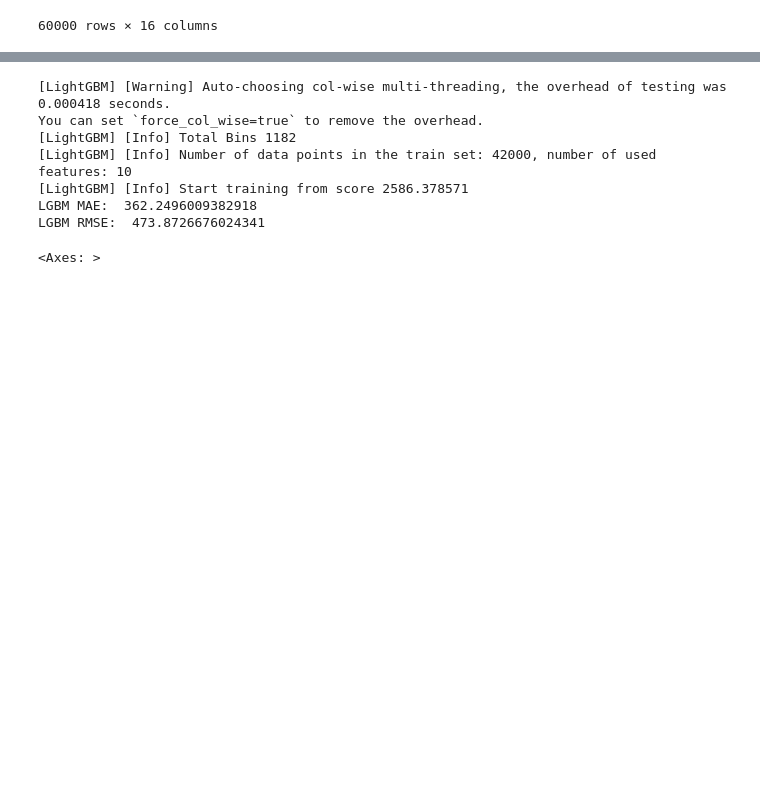
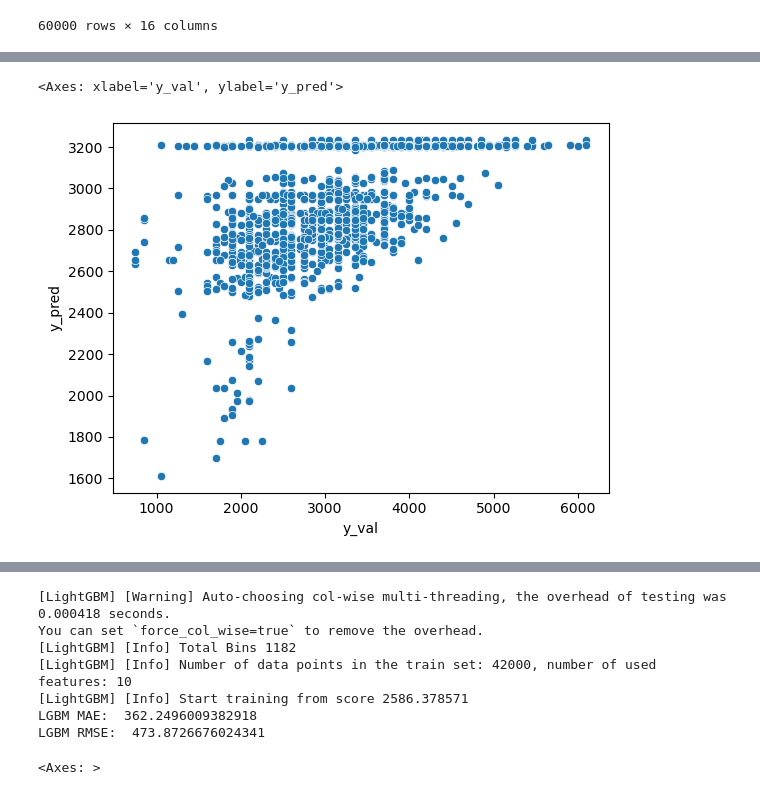
Before and after one commit to Concyclics/NUS-CS5228-project, a Jupyter notebook: predict_with_KNN_feature.ipynb, the cells around one changed output, grey strips where cells are left out. Saved outputs shown, nothing was run; the diff lists cells and outputs as text; code cells hidden in the pictures; blank space fills up the shorter version.

```diff
--- a/predict_with_KNN_feature.ipynb
+++ b/predict_with_KNN_feature.ipynb
@@ -420,16 +366,17 @@ from sklearn.metrics import mean_squared_error
 #tuning parameters split by year with grid search
 from sklearn.model_selection import GridSearchCV
 
-models = []
-params = []
+models = {}
+params = {}
+scores = {}
 
-n_estimators = [100, 150, 200, 250, 300, 400, 500, 600, 700, 800]
-learning_rate = [0.01, 0.015, 0.02, 0.025, 0.03, 0.04]
+n_estimators = [10, 50, 100, 150, 200, 250, 300, 350, 400, 450, 500, 600, 700, 800, 900, 1000]
+learning_rate = [0.001, 0.002, 0.003, 0.004, 0.005, 0.006, 0.007 ,0.008, 0.009, 0.01, 0.02, 0.03, 0.04, 0.05]
 
-for i in range(3):
-    X_train = df_train_years_preprocess[i].drop(['monthly_rent'], axis=1)
-    y_train = df_train_years_preprocess[i]['monthly_rent']
-    print('year:', i+2021, 'start')
+for date in dates:
+    X_train = df_train_dates_processed[date].drop(['monthly_rent'], axis=1)
+    y_train = df_train_dates_processed[date]['monthly_rent']
+    print('date:', date, 'start')
 
     model = LGBMRegressor()
     param_grid = dict(n_estimators=n_estimators, learning_rate=learning_rate)
@@ -439,7 +386,8 @@ for i in range(3):
     print('Best Score: ', grid_result.best_score_)
     print('Best Params: ', grid_result.best_params_)
 
-    models.append(grid_result.best_estimator_)
-    params.append(grid_result.best_params_)
-    print('year:', i+2021, 'end')
+    models[date] = grid_result.best_estimator_
+    params[date] = grid_result.best_params_
+    scores[date] = grid_result.best_score_
+    print('date:', date, 'end')
 # %% [output]
@@ -450,0 +454,20 @@ X_train, X_val, y_train, y_val = train_test_split(df_train_X, df_train_y, test_s
+# %%
+#predict by other dates
+date_model = dates[10]
+date_predict = dates[-1]
+
+model = models[date_model]
+X_val = df_train_dates_processed[date_predict].drop(['monthly_rent', 'latitude', 'longitude'], axis=1)
+y_val = df_train_dates_processed[date_predict]['monthly_rent']
+y_pred = model.predict(X_val)
+
+y_pred = np.sqrt(y_pred) * 100
+
+print('date_model:', date_model)
+print('date_predict:', date_predict)
+print('RMSE:', mean_squared_error(y_val, y_pred, squared=False))
+print('MAE:', mean_absolute_error(y_val, y_pred))
+
+df_pred = pd.DataFrame({'y_val': y_val, 'y_pred': y_pred})
+sns.scatterplot(data=df_pred, x='y_val', y='y_pred')
+# %% [output]
@@ -450,0 +478,2 @@ X_train, X_val, y_train, y_val = train_test_split(df_train_X, df_train_y, test_s
+<Axes: xlabel='y_val', ylabel='y_pred'>
+[figure, added]
```
Also changed, not shown: parts of 24 cells of this notebook, 1 other file.
